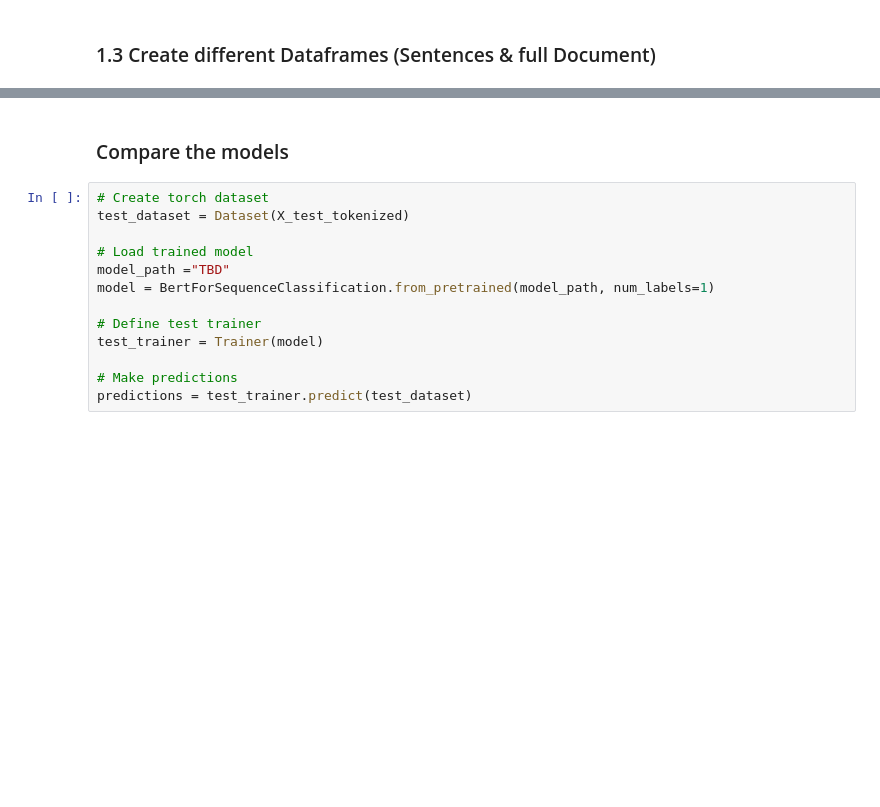
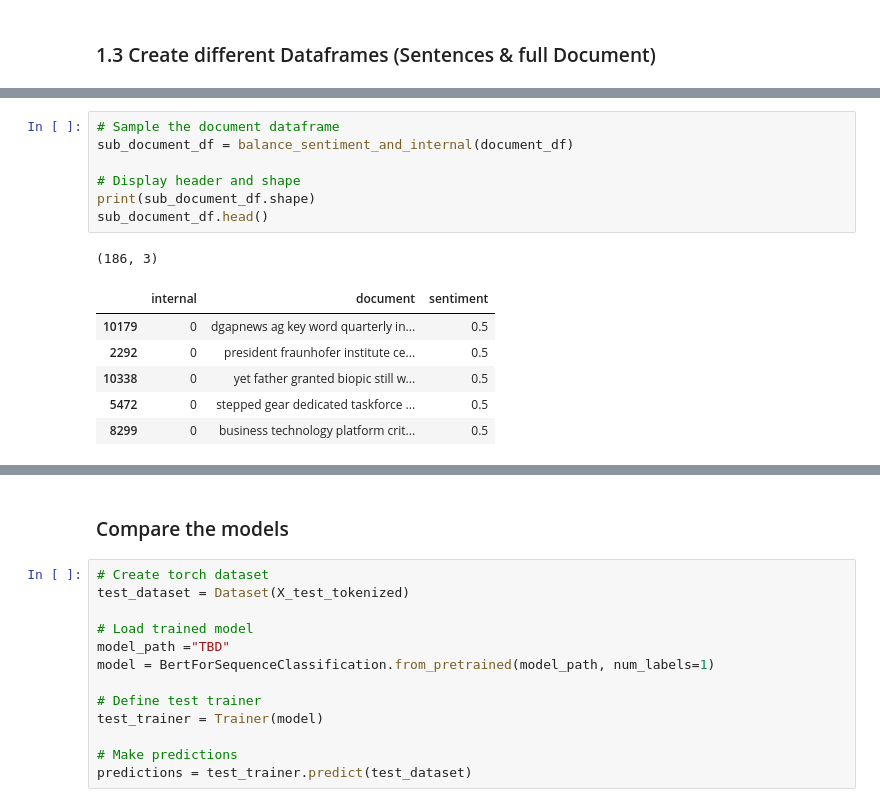
Before and after one commit to syX113/hslu-nlp, a Jupyter notebook: stage3/03-train-classifier.ipynb, the cells around one changed output, grey strips where cells are left out. Saved outputs shown, nothing was run; the diff lists cells and outputs as text; blank space fills up the shorter version.

```diff
--- a/stage3/03-train-classifier.ipynb
+++ b/stage3/03-train-classifier.ipynb
@@ -202,0 +217,15 @@ document_df.head()
+# %%
+# Sample the document dataframe
+sub_document_df = balance_sentiment_and_internal(document_df)
+
+# Display header and shape
+print(sub_document_df.shape)
+sub_document_df.head()
+# %% [output]
+(186, 3)
+|  | internal | document | sentiment |
+| 10179 | 0 | dgapnews ag key word quarterly in... | 0.5 |
+| 2292 | 0 | president fraunhofer institute ce... | 0.5 |
+| 10338 | 0 | yet father granted biopic still w... | 0.5 |
+| 5472 | 0 | stepped gear dedicated taskforce ... | 0.5 |
+| 8299 | 0 | business technology platform crit... | 0.5 |
```
Also changed, not shown: parts of 46 cells of this notebook, 4 other files.
